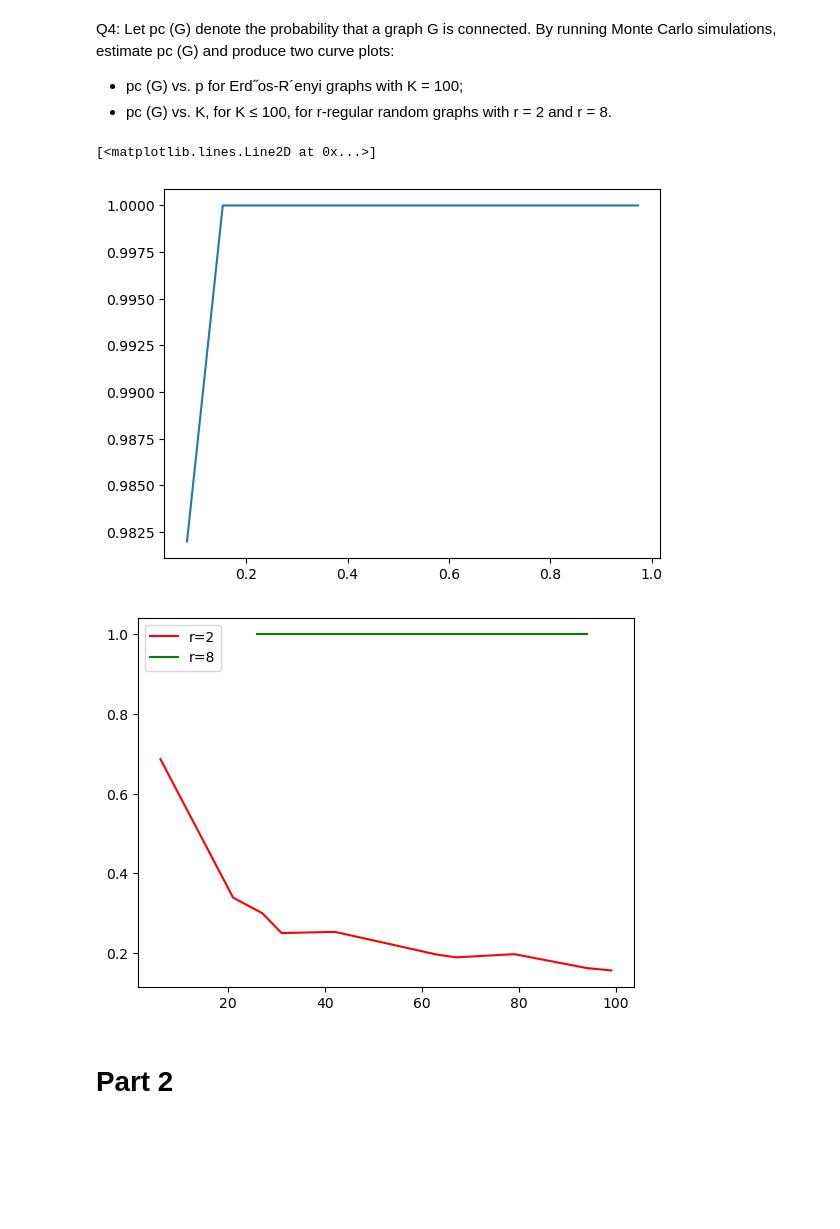
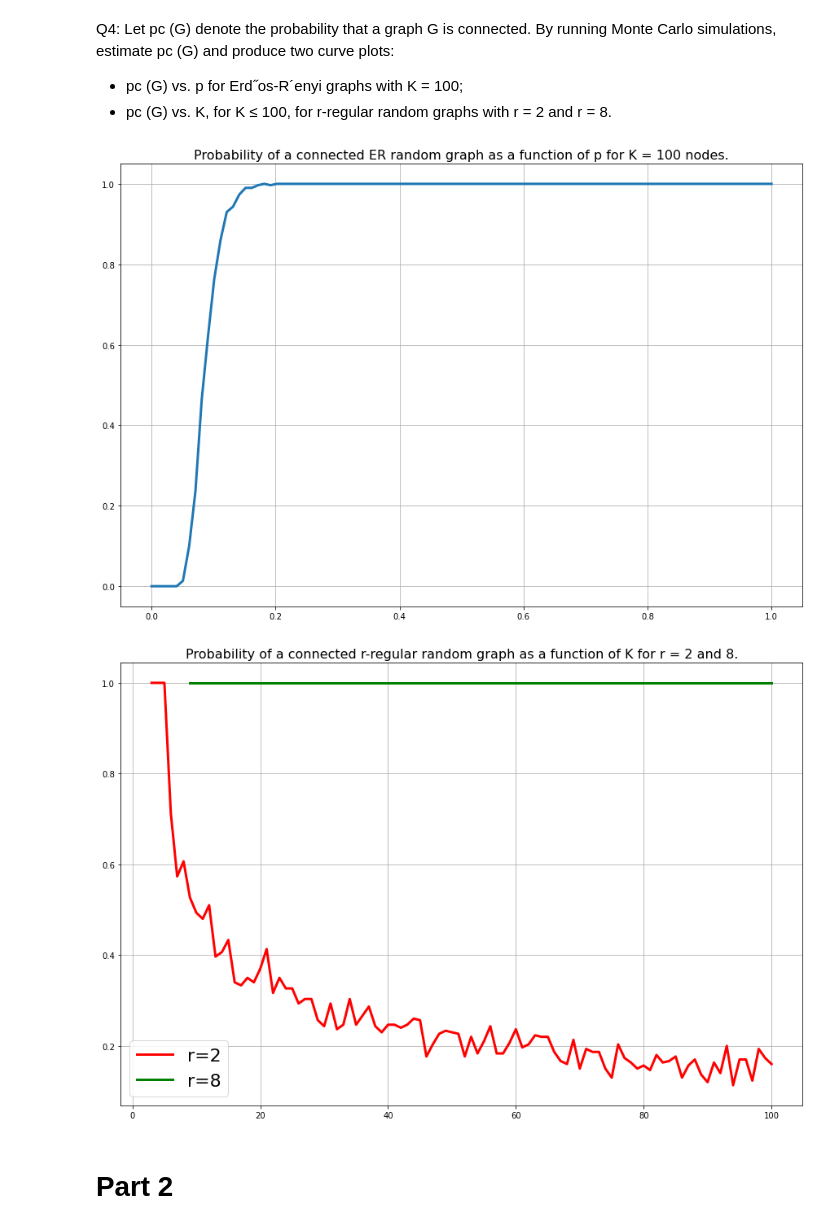
Before and after one commit to maryyyyna/Networking-for-Big-Data-and-Laboratory, a Jupyter notebook: HW1.ipynb, the cells around one changed output. Cells and saved outputs as stored; diff of their text form; code cells hidden in the pictures; blank space fills up the shorter version.

```diff
--- a/HW1.ipynb
+++ b/HW1.ipynb
@@ -13,12 +16,12 @@ import timeit
 import warnings
 warnings.simplefilter(action='ignore', category=FutureWarning)
 # %%
-def g_ER(K,p): #an ars is included with probability p independently of any other arc
+def g_ER(K, p): # an edge is included with probability p independently of any other edge
     G_p = nx.erdos_renyi_graph(K, p)
-    return(G_p)
-def g_r(K,r): # K>r>=3 AND Kr is EVEN
-    G_r = nx.random_regular_graph(r,K)
-    return(G_r)
+    return G_p
+def g_r(K, r): # K>r>=3 and Kr is EVEN
+    G_r = nx.random_regular_graph(r, K)
+    return G_r
 # %% [markdown]
 Q2: Write a script to check the connectivity of a given graph.
 # %% [markdown]
@@ -139,29 +160,14 @@ produce two curve plots:
 - pc (G) vs. p for Erd˝os-R´enyi graphs with K = 100;
 - pc (G) vs. K, for K ≤ 100, for r-regular random graphs with r = 2 and r = 8.
 # %%
-def MonteCarlo_ER(sim_tot,sim_p):
-    K=100
+def MonteCarlo_ER(sim_p):
+    K=50
     data=list()
-    #sim_tot=10**2
-    for j in range(sim_tot):
-        p=np.random.uniform(0,1)
+    for p in np.linspace(0, 1, 100):
         Result_sim=list()
-        #sim_p=10**3
         for i in range(sim_p):
             G=g_ER(K,p)
-            Result_sim.append(nx.is_connected(G)) #to change in case our functions are faster
+            Result_sim.append(check_connectivity_BFS(G,0))
         data.append((p,np.mean(Result_sim),np.std(Result_sim)))
     data=sorted(data, key=lambda x: x[0])
     return(data)
-#######################################################
-def MonteCarlo_r(r,sim_tot,sim_K):
-    data=list()
-    for j in range(sim_tot):
-        K=np.random.randint(r+1,101)
-        Result_sim=list()
-        for i in range(sim_K):
-            G=g_r(K,r)
-            Result_sim.append(nx.is_connected(G)) #to change in case our functions are faster
-        data.append((K,np.mean(Result_sim),np.std(Result_sim)))
-    data=sorted(data, key=lambda x: x[0])
-    return(data)
@@ -168,26 +185,32 @@ def MonteCarlo_r(r,sim_tot,sim_K):
 # %%
-data_ER=MonteCarlo_ER(10,1000)
+data_ER=MonteCarlo_ER(300)
 x_ER=[i[0] for i in data_ER]
 y_ER=[i[1] for i in data_ER]
-plt.plot(x_ER,y_ER)
+
+plt.figure(figsize=(15, 10))
+plt.plot(x_ER, y_ER, linewidth = 3)
+plt.title("Probability of a connected ER random graph as a function of p for K = 100 nodes.", fontsize=16)
+plt.grid()
 # %% [output]
-[<matplotlib.lines.Line2D at 0x...>]
-[figure, old version]
+[figure, new version]
 # %%
-data_r2=MonteCarlo_r(2,10,1000)
+data_r2=MonteCarlo_r(2,300)
 x_r2=[i[0] for i in data_r2]
 y_r2=[i[1] for i in data_r2]
 ##############################
-data_r8=MonteCarlo_r(8,10,1000)
+data_r8=MonteCarlo_r(8,300)
 x_r8=[i[0] for i in data_r8]
 y_r8=[i[1] for i in data_r8]
 
-plt.plot(x_r2,y_r2,'r',label='r=2')
-plt.plot(x_r8,y_r8,'g',label='r=8')
-plt.legend()
+plt.figure(figsize=(15, 10))
+plt.plot(x_r2,y_r2,'r',label='r=2', linewidth = 3)
+plt.plot(x_r8,y_r8,'g',label='r=8', linewidth = 3)
+plt.legend(fontsize=22)
+plt.title("Probability of a connected r-regular random graph as a function of K for r = 2 and 8.", fontsize=16)
+plt.grid()
 plt.show()
 # %% [output]
-[figure, old version]
+[figure, new version]
 # %% [markdown]
 # Part 2
 # %% [markdown]
```
Also changed, not shown: parts of 26 cells of this notebook.
